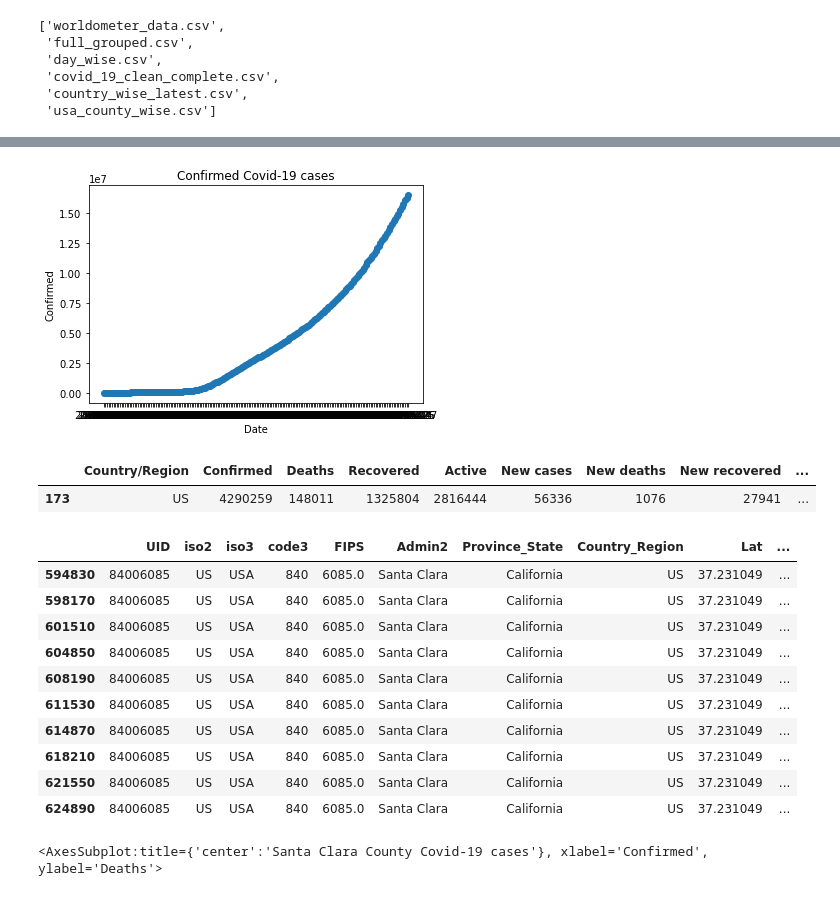
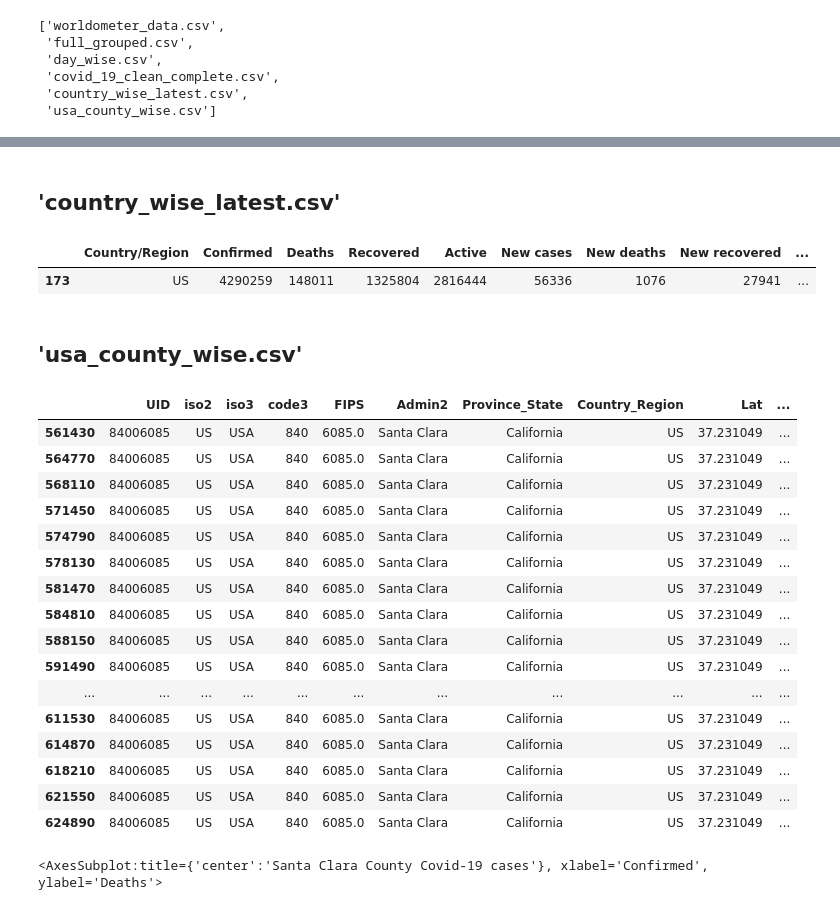
Before and after one commit to hemantkiri/Covid19, a Jupyter notebook: Covid19.ipynb, the cells around one changed output, grey strips where cells are left out. Cells and saved outputs as stored; diff of their text form; code cells hidden in the pictures.

```diff
--- a/Covid19.ipynb
+++ b/Covid19.ipynb
@@ -117,9 +177,3 @@ plt.show()
-# %%
-plt.scatter(day_wise.Date, day_wise.Confirmed)
-plt.xlabel("Date")
-plt.ylabel("Confirmed")
-plt.title("Confirmed Covid-19 cases")
-plt.show()
-# %% [output]
-[figure, removed]
+# %% [markdown]
+## 'country_wise_latest.csv'
 # %%
@@ -137,23 +185,27 @@ countrywiselatest1_df
 # %% [output]
 |  | Country/Region | Confirmed | Deaths | Recovered | Active | New cases | New deaths | New recovered | ... |
 | 173 | US | 4290259 | 148011 | 1325804 | 2816444 | 56336 | 1076 | 27941 | ... |
+# %% [markdown]
+## 'usa_county_wise.csv'
 # %%
-import pandas as pd
-from pathlib import Path
-import matplotlib.pyplot as plt
-
 # Load in csv
 path='Covid-19'
 day_wise=read_data(path,files[5])
-usacountywise_df = usacountywise_df[usacountywise_df["Admin2"] == "Santa Clara"]
-usacountywise_df.tail(10)
+usacountywise_df = day_wise[day_wise["Admin2"] == "Santa Clara"]
+usacountywise_df.tail(20)
 # %% [output]
 |  | UID | iso2 | iso3 | code3 | FIPS | Admin2 | Province_State | Country_Region | Lat | ... |
-| 594830 | 84006085 | US | USA | 840 | 6085.0 | Santa Clara | California | US | 37.231049 | ... |
-| 598170 | 84006085 | US | USA | 840 | 6085.0 | Santa Clara | California | US | 37.231049 | ... |
-| 601510 | 84006085 | US | USA | 840 | 6085.0 | Santa Clara | California | US | 37.231049 | ... |
-| 604850 | 84006085 | US | USA | 840 | 6085.0 | Santa Clara | California | US | 37.231049 | ... |
-| 608190 | 84006085 | US | USA | 840 | 6085.0 | Santa Clara | California | US | 37.231049 | ... |
+| 561430 | 84006085 | US | USA | 840 | 6085.0 | Santa Clara | California | US | 37.231049 | ... |
+| 564770 | 84006085 | US | USA | 840 | 6085.0 | Santa Clara | California | US | 37.231049 | ... |
+| 568110 | 84006085 | US | USA | 840 | 6085.0 | Santa Clara | California | US | 37.231049 | ... |
+| 571450 | 84006085 | US | USA | 840 | 6085.0 | Santa Clara | California | US | 37.231049 | ... |
+| 574790 | 84006085 | US | USA | 840 | 6085.0 | Santa Clara | California | US | 37.231049 | ... |
+| 578130 | 84006085 | US | USA | 840 | 6085.0 | Santa Clara | California | US | 37.231049 | ... |
+| 581470 | 84006085 | US | USA | 840 | 6085.0 | Santa Clara | California | US | 37.231049 | ... |
+| 584810 | 84006085 | US | USA | 840 | 6085.0 | Santa Clara | California | US | 37.231049 | ... |
+| 588150 | 84006085 | US | USA | 840 | 6085.0 | Santa Clara | California | US | 37.231049 | ... |
+| 591490 | 84006085 | US | USA | 840 | 6085.0 | Santa Clara | California | US | 37.231049 | ... |
+| ... | ... | ... | ... | ... | ... | ... | ... | ... | ... | ... |
 | 611530 | 84006085 | US | USA | 840 | 6085.0 | Santa Clara | California | US | 37.231049 | ... |
 | 614870 | 84006085 | US | USA | 840 | 6085.0 | Santa Clara | California | US | 37.231049 | ... |
 | 618210 | 84006085 | US | USA | 840 | 6085.0 | Santa Clara | California | US | 37.231049 | ... |
```
Also changed, not shown: parts of 24 cells of this notebook.
